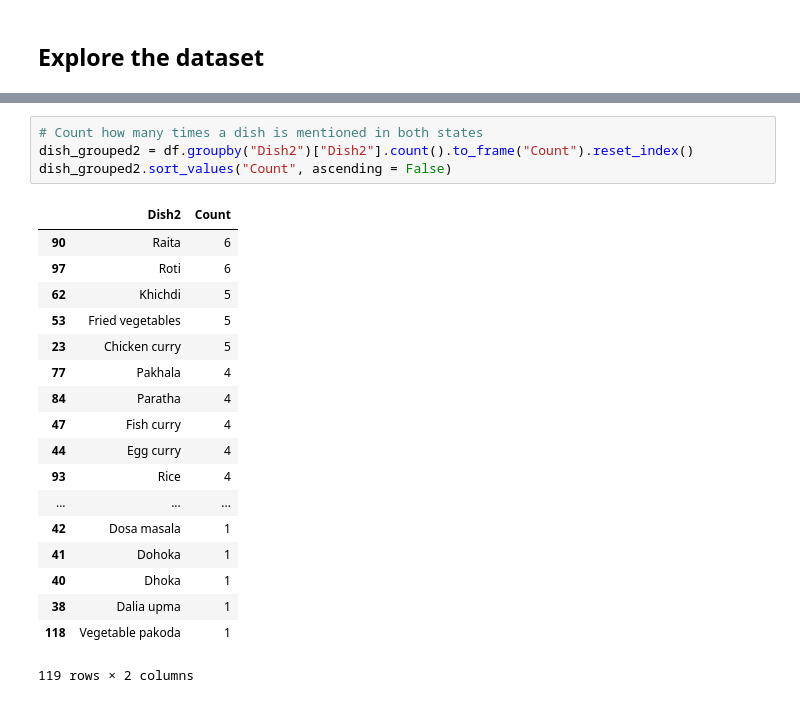
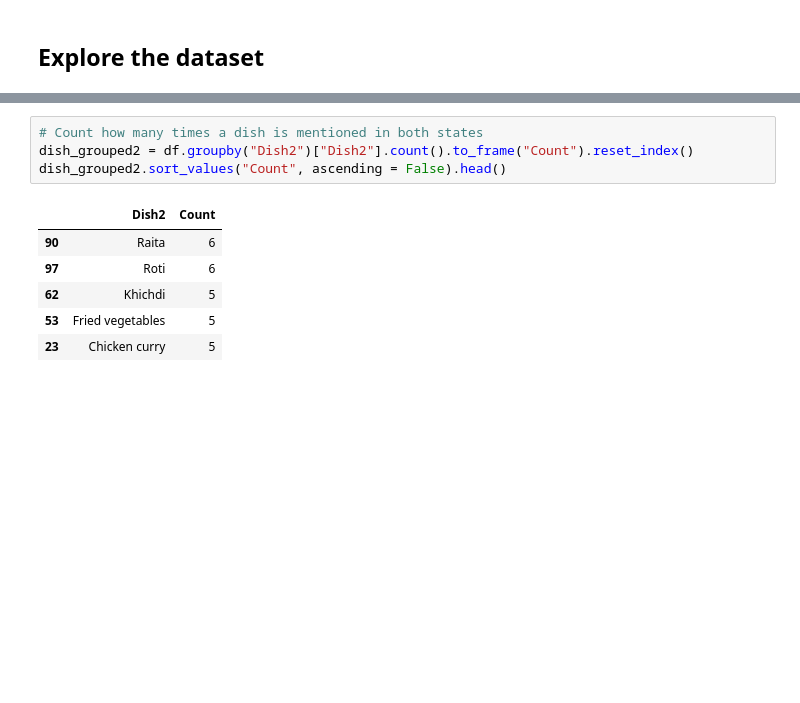
Before and after one commit to rochiecuevas/FoodChoice, a Jupyter notebook: Expert_Elicitation.ipynb, the cells around one changed output, grey strips where cells are left out. Drawn from its saved outputs; the diff is of its cells as text; blank space fills up the shorter version.

```diff
--- a/Expert_Elicitation.ipynb
+++ b/Expert_Elicitation.ipynb
@@ -70,24 +66,12 @@ dish_grouped.sort_values(["State","Count"], ascending = False)
 # %%
 # Count how many times a dish is mentioned in both states
 dish_grouped2 = df.groupby("Dish2")["Dish2"].count().to_frame("Count").reset_index()
-dish_grouped2.sort_values("Count", ascending = False)
+dish_grouped2.sort_values("Count", ascending = False).head()
 # %% [output]
 |  | Dish2 | Count |
 | 90 | Raita | 6 |
 | 97 | Roti | 6 |
 | 62 | Khichdi | 5 |
 | 53 | Fried vegetables | 5 |
 | 23 | Chicken curry | 5 |
-| 77 | Pakhala | 4 |
-| 84 | Paratha | 4 |
-| 47 | Fish curry | 4 |
-| 44 | Egg curry | 4 |
-| 93 | Rice | 4 |
-| ... | ... | ... |
-| 42 | Dosa masala | 1 |
-| 41 | Dohoka | 1 |
-| 40 | Dhoka | 1 |
-| 38 | Dalia upma | 1 |
-| 118 | Vegetable pakoda | 1 |
-119 rows × 2 columns
 # %%
```
Also changed, not shown: parts of 11 cells of this notebook.
